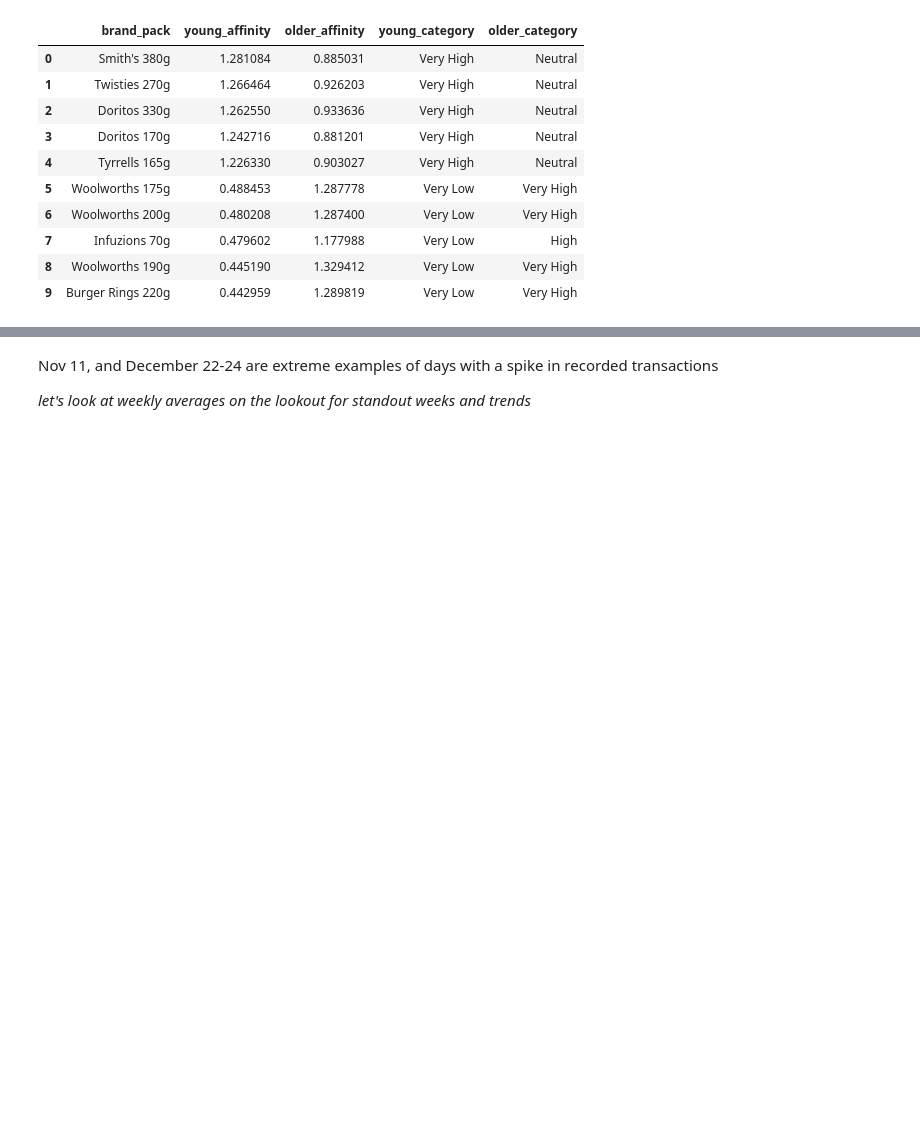
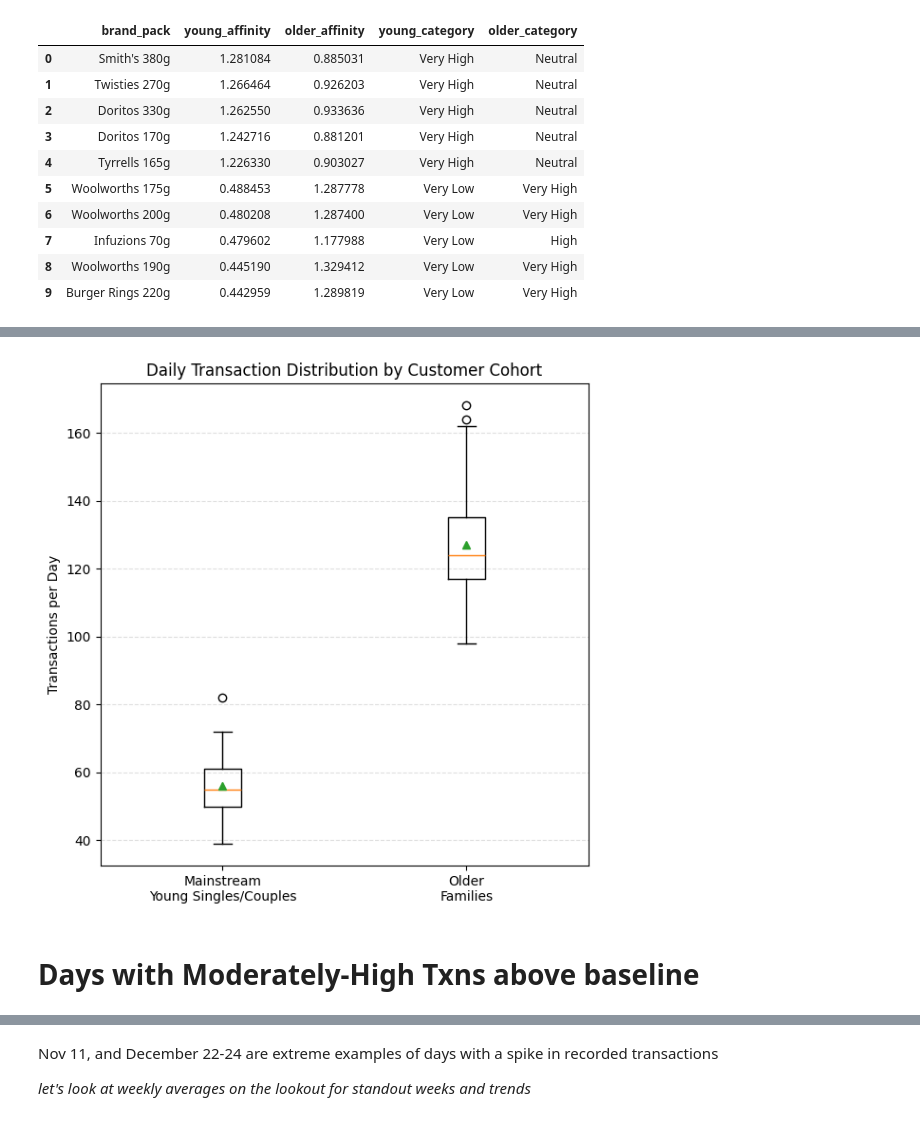
Before and after one commit to J0NA1RON/retail-customer-segmentation, a Jupyter notebook: notebooks/DATA PREPARATION.ipynb, the cells around one changed output, grey strips where cells are left out. Drawn from its saved outputs; the diff is of its cells as text; code cells hidden in the pictures; blank space fills up the shorter version.

```diff
--- a/notebooks/DATA PREPARATION.ipynb
+++ b/notebooks/DATA PREPARATION.ipynb
@@ -1429,0 +1556,20 @@ dtype: int64
+# %%
+# Compare daily transaction distributions
+plt.figure(figsize=(6, 6))
+
+plt.boxplot(
+    [young_transactions, older_transactions],
+    labels=["Mainstream\nYoung Singles/Couples", "Older\nFamilies"],
+    showmeans=True
+)
+
+plt.title("Daily Transaction Distribution by Customer Cohort")
+plt.ylabel("Transactions per Day")
+plt.grid(axis="y", linestyle="--", alpha=0.4)
+
+plt.tight_layout()
+plt.show()
+# %% [output]
+[figure, added]
+# %% [markdown]
+# Days with Moderately-High Txns above baseline
```
Also changed, not shown: parts of 25 cells of this notebook.
